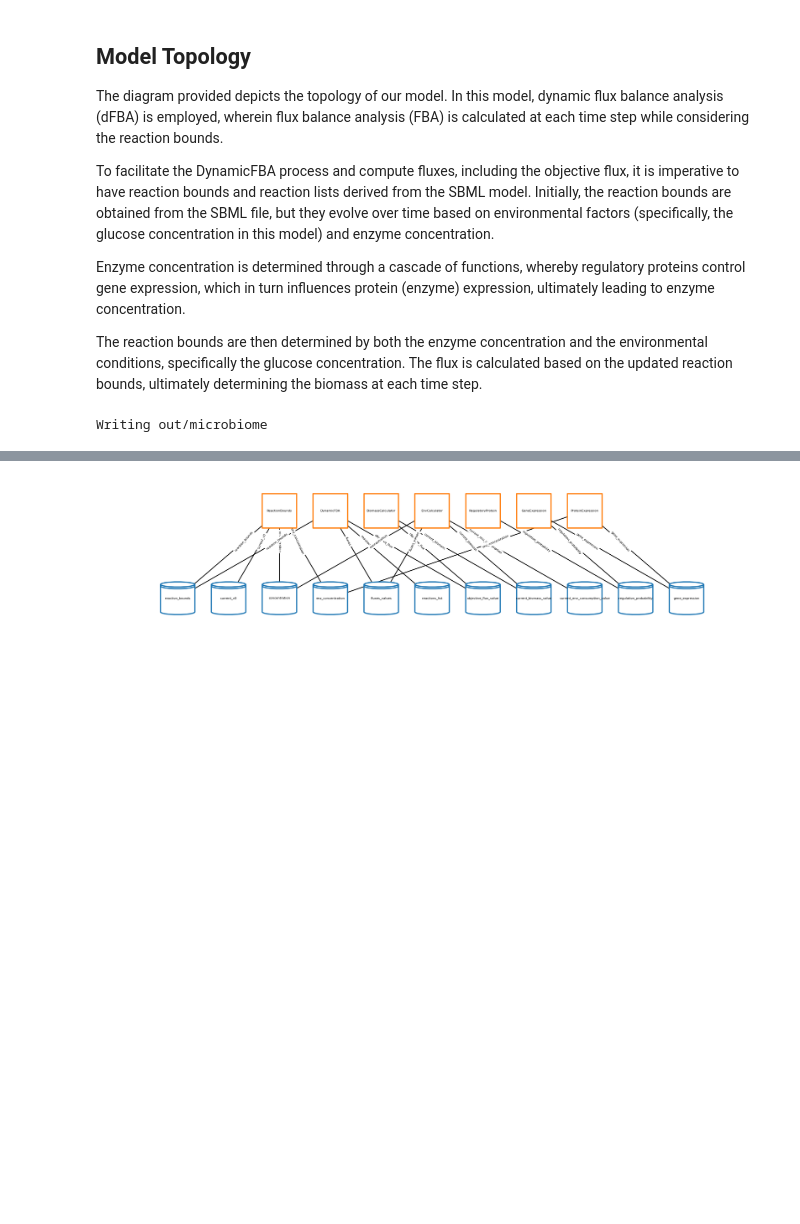
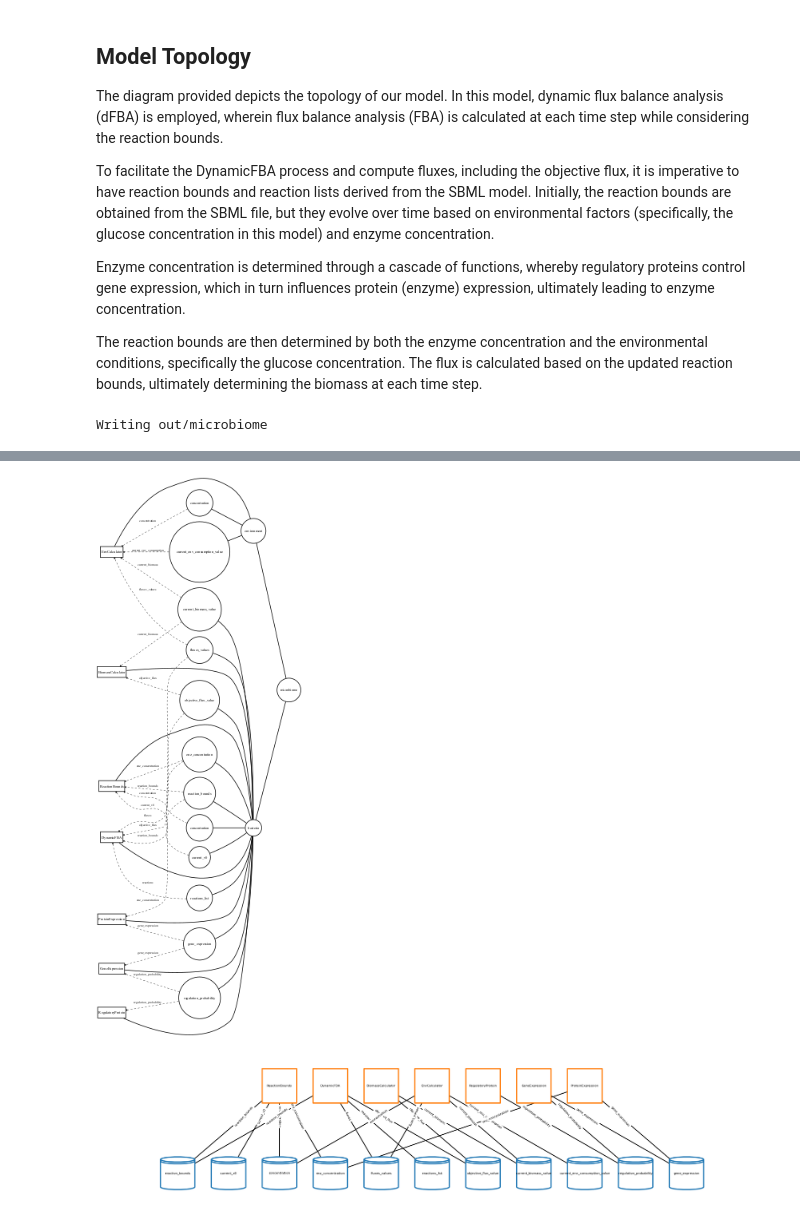
Before and after one commit to vivarium-collective/Microbiome, a Jupyter notebook: Notebook/dFBA.ipynb, the cells around one changed output, grey strips where cells are left out. Cells and saved outputs as stored; diff of their text form; code cells hidden in the pictures; blank space fills up the shorter version.

```diff
--- a/Notebook/dFBA.ipynb
+++ b/Notebook/dFBA.ipynb
@@ -153,10 +164,32 @@ vivarium_composite = {
 }
 bigraph_spec = convert_vivarium_composite(vivarium_composite)
 config = {'font_size':20}
-fig = plot_bigraph(bigraph_spec, out_dir='out', filename='microbiome', dpi="70")
+fig = plot_bigraph(bigraph_spec, out_dir='out', filename='microbiome', dpi="70", rankdir='RL')
 fig
 
-# Save the figure
+
+# save the graph in png format
+filename = fig.render(filename='my_plot', format='png', cleanup=True)
+
+# load the png file using PIL, resize and save as JPEG with increased quality
+from PIL import Image
+
+img = Image.open(filename)
+width, height = img.size
+#img.resize((width*3, height*3), Image.BICUBIC).save('my_plot_high_resoll.jpeg', 'jpeg', quality=100)
+img = img.resize((width*3, height*3), Image.BICUBIC)
+img = img.convert("RGB")  # Convert RGBA to RGB
+img.save('my_plot_high_resoll.jpeg', 'jpeg', quality=100)
+
+
+
+
+#Save the figure
 #fig.savefig("my_plot.png")
+fig.render(filename='my_plott', format='png', cleanup=True)
+
+
+
+IPImage(filename='my_plott.png')
 # %% [output]
 Writing out/microbiome
@@ -164,3 +196,4 @@ Writing out/microbiome
+[figure, added]
 # %%
 #The model topology
 composite = {'processes': processes, 'topology': topology, 'steps': {}, 'flow': {}}
```
Also changed, not shown: parts of 11 cells of this notebook, 51 other files.
